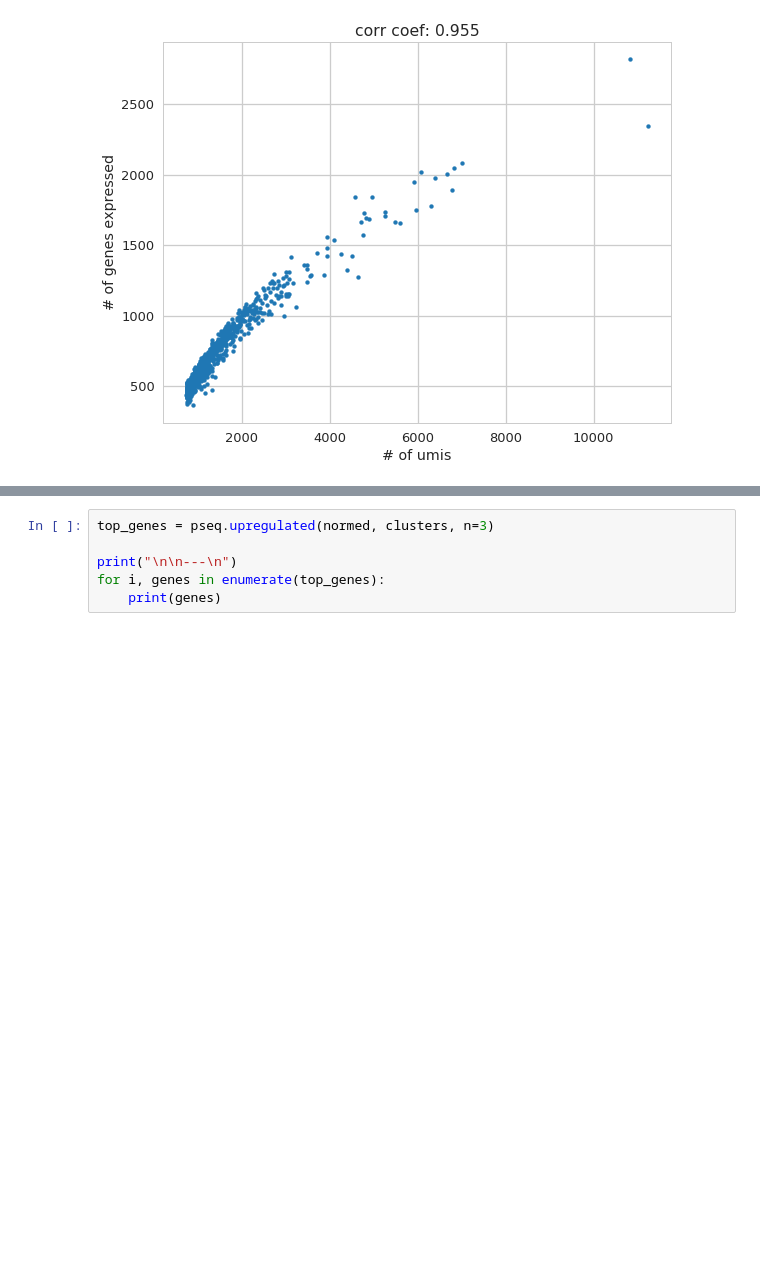
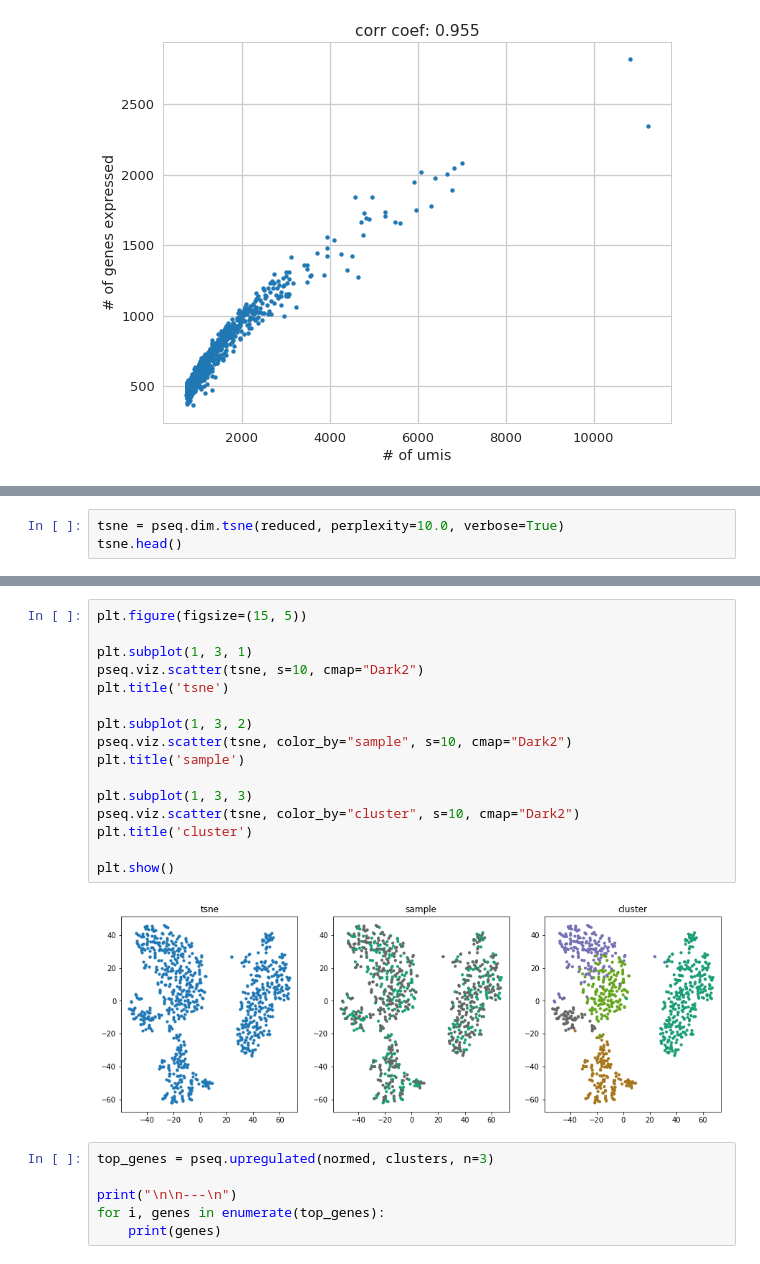
Before and after one commit to jwittenbach/polyseq, a Jupyter notebook: examples/demo.ipynb, the cells around one changed output, grey strips where cells are left out. Cells and saved outputs as stored; diff of their text form; blank space fills up the shorter version.

```diff
--- a/examples/demo.ipynb
+++ b/examples/demo.ipynb
@@ -95,0 +97,3 @@ plt.scatter(tsne[:, 0], tsne[:, 1], s=10, c=clusters, cmap='tab20')
+# %%
+tsne = pseq.dim.tsne(reduced, perplexity=10.0, verbose=True)
+tsne.head()
@@ -96,3 +115,21 @@ plt.scatter(tsne[:, 0], tsne[:, 1], s=10, c=clusters, cmap='tab20')
+# %%
+plt.figure(figsize=(15, 5))
+
+plt.subplot(1, 3, 1)
+pseq.viz.scatter(tsne, s=10, cmap="Dark2")
+plt.title('tsne')
+
+plt.subplot(1, 3, 2)
+pseq.viz.scatter(tsne, color_by="sample", s=10, cmap="Dark2")
+plt.title('sample')
+
+plt.subplot(1, 3, 3)
+pseq.viz.scatter(tsne, color_by="cluster", s=10, cmap="Dark2")
+plt.title('cluster')
+
+plt.show()
+# %% [output]
+[figure, added]
 # %%
 top_genes = pseq.upregulated(normed, clusters, n=3)
 
```
Also changed, not shown: parts of 7 cells of this notebook, 6 other files.
